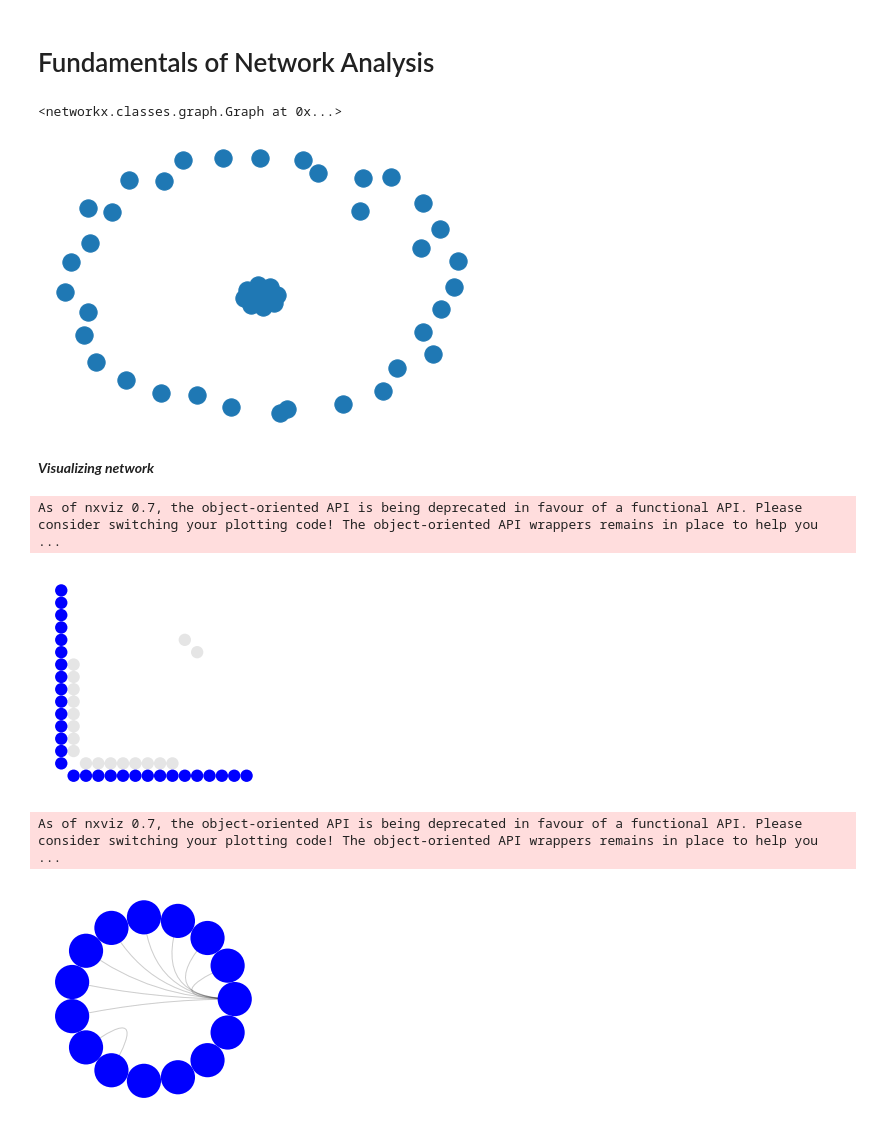
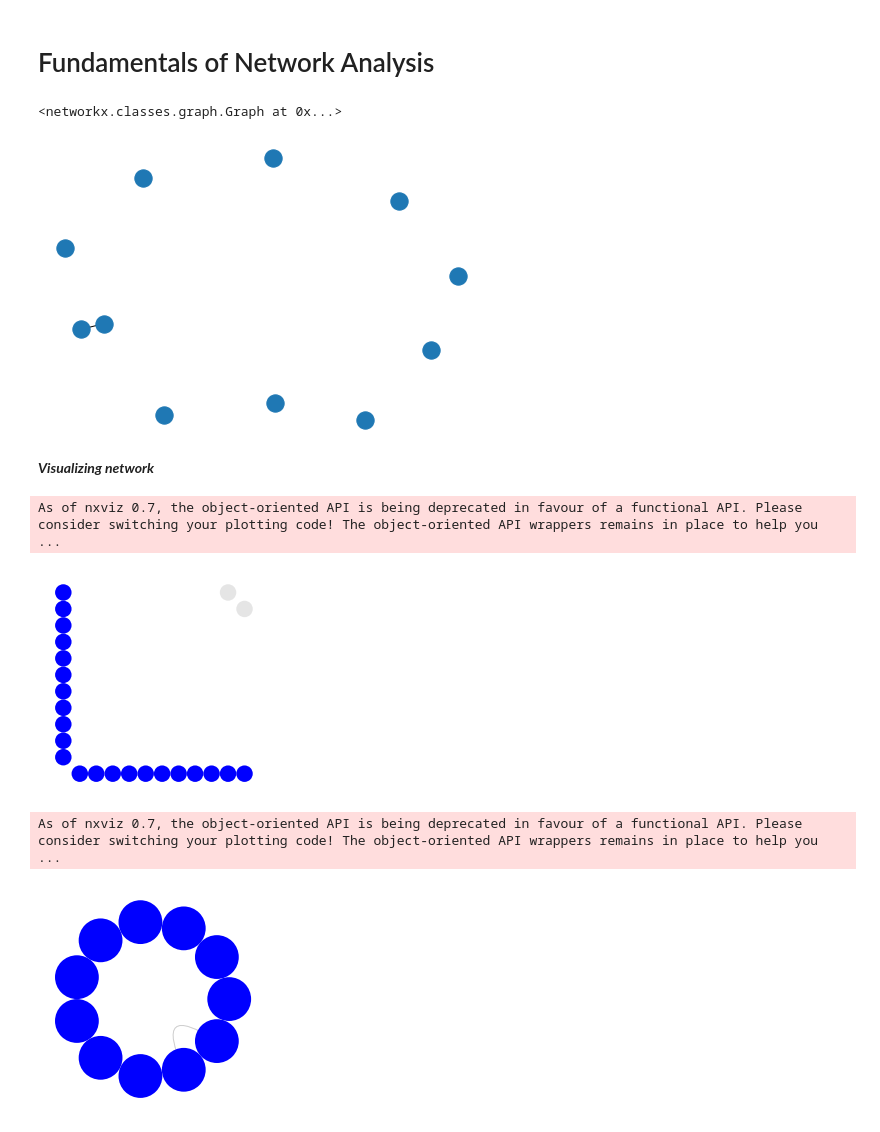
Before and after one commit to mrchapagain/SocialNetworkAnalytics, a Jupyter notebook: LinkedinAnalytics.ipynb, the cells around one changed output. Saved outputs shown, nothing was run; the diff lists cells and outputs as text; code cells hidden in the pictures.

```diff
--- a/LinkedinAnalytics.ipynb
+++ b/LinkedinAnalytics.ipynb
@@ -263,45 +263,35 @@ similar_companies = {x: [name for name in y if name != x]
 # %%
 import networkx as nx
 import matplotlib.pyplot as plt
 
 # connection_graph_org is graph of organization my network working on
 # connection_graph_pos is graph og position of my network hold
 
 # for easy lets save the network as following
-G= connection_graph_org
+#G= connection_graph_org
 #G= connection_graph_pos
 
-#G= nx.Graph()
+G= nx.Graph()
 display(G)
 
 # add the nodes in the graph and check the nodes by acessing them
-for _, row in df_company_reduced.iterrows():
-  # store company name and count
-  company = row["company"]
-  count = row["count"]
-
-  positions = set([x for x in new_df[company == new_df["company"]]["position"]])
-  positions = ''.join('<li>{}</li>'.format(x) for x in positions)
-
-  G.add_nodes_from("root")
-  G.add_nodes_from(company)
-
+G.add_nodes_from("[1,2,3, 4, 5]")
 G.nodes()
 
 # Lets add the edges in the graph and check the edges by acessing them
 G.add_edge(1, 2)
 G.edges()
 
 # Lets label the nodes for easily understand them by label and check them
 G.nodes[1]['label'] = "Blue"
 G.nodes(data= True)
 
 # Display the graph
 nx.draw(G)
 plt.show()
 # %% [output]
 <networkx.classes.graph.Graph at 0x...>
-[figure, old version]
+[figure, new version]
 # %% [markdown]
 ***Visualizing network***
 # %%
@@ -318,7 +308,7 @@ m= nv.MatrixPlot(G)
 plt.show()
 # %% [output]
 As of nxviz 0.7, the object-oriented API is being deprecated in favour of a functional API. Please consider switching your plotting code! The object-oriented API wrappers remains in place to help you  ...
-[figure, old version]
+[figure, new version]
 # %%
 # Using Circos Plots
 from nxviz import CircosPlot
@@ -331,7 +321,7 @@ c= CircosPlot(G)
 plt.show()
 # %% [output]
 As of nxviz 0.7, the object-oriented API is being deprecated in favour of a functional API. Please consider switching your plotting code! The object-oriented API wrappers remains in place to help you  ...
-[figure, old version]
+[figure, new version]
 # %%
 # Using Circos Plots
 from nxviz import ArcPlot
```
Also changed, not shown: parts of 1 cell of this notebook.
